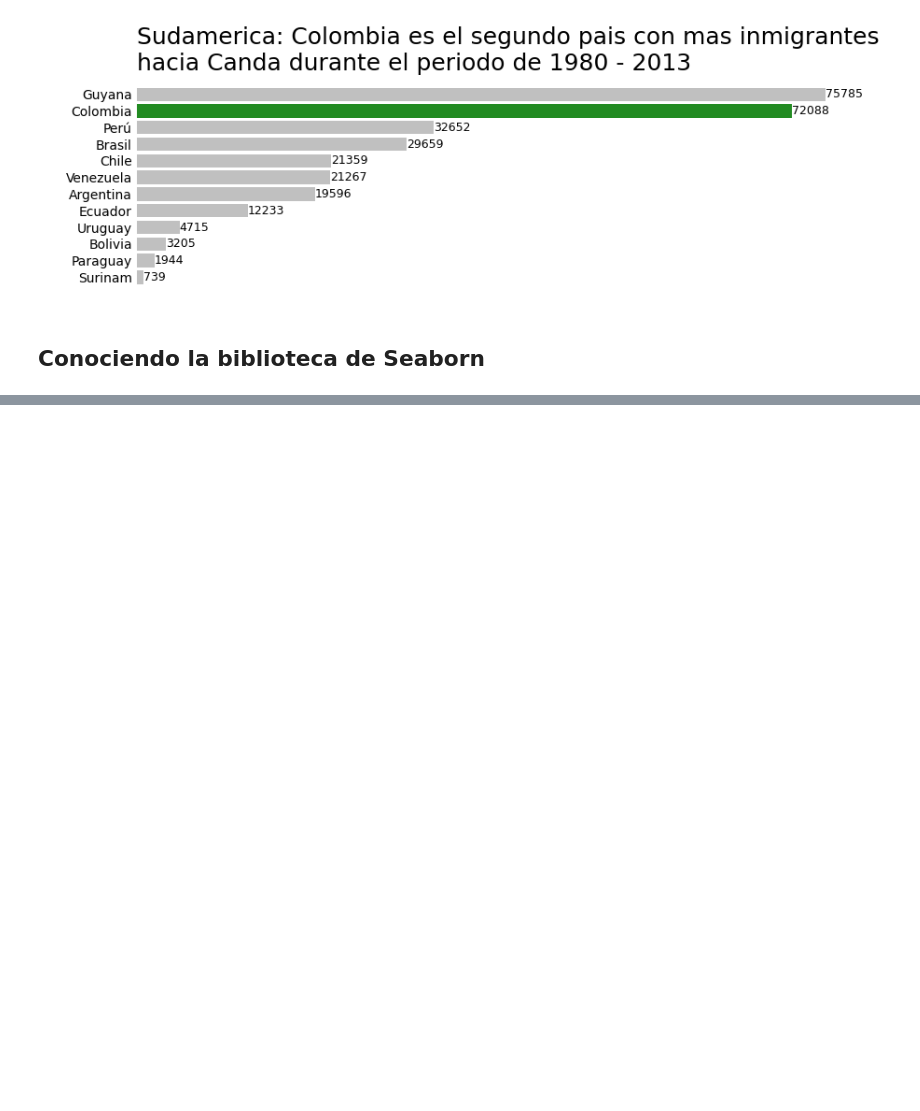
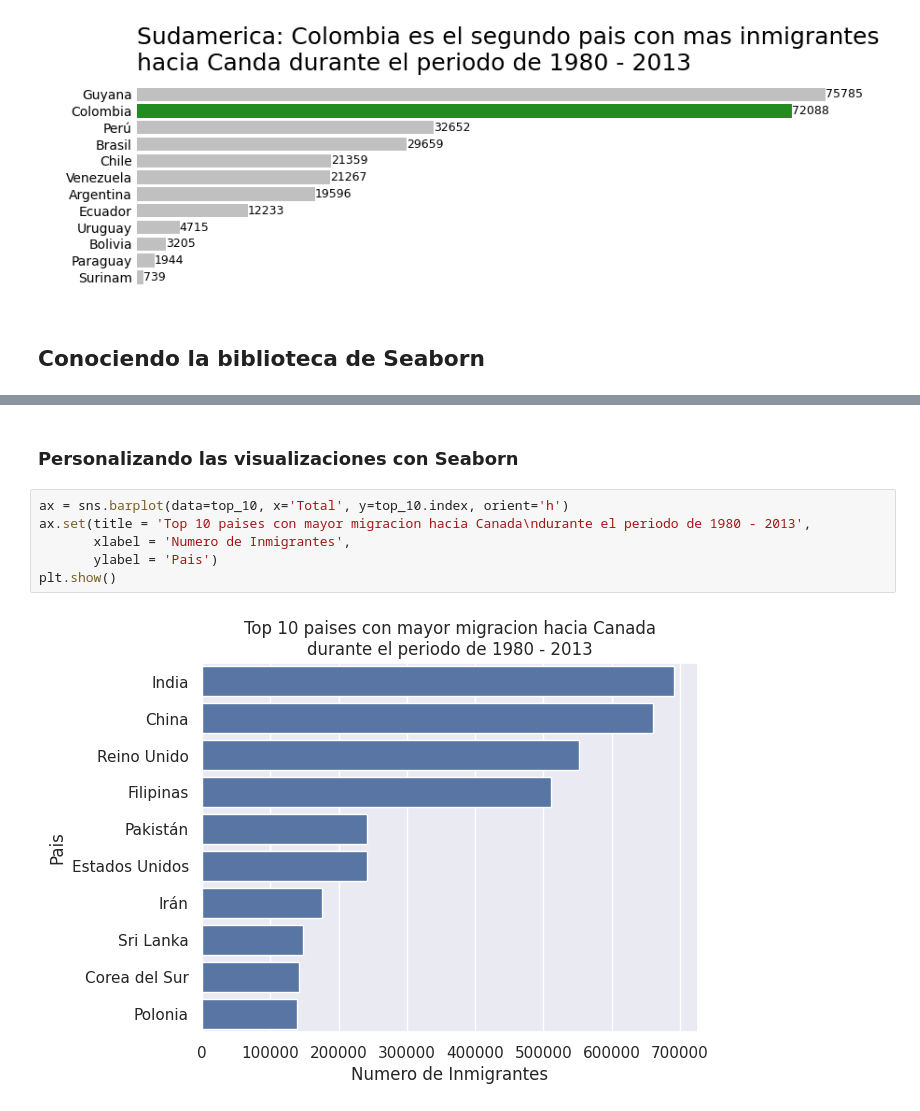
Before and after one commit to RubenAndreeB/AluraCourse, a Jupyter notebook: Visualizacion_datos_con_python.ipynb, the cells around one changed output, grey strips where cells are left out. Drawn from its saved outputs; the diff is of its cells as text; blank space fills up the shorter version.

```diff
--- a/Visualizacion_datos_con_python.ipynb
+++ b/Visualizacion_datos_con_python.ipynb
@@ -482,0 +511,10 @@ plt.show()
+# %% [markdown]
+### Personalizando las visualizaciones con Seaborn
+# %%
+ax = sns.barplot(data=top_10, x='Total', y=top_10.index, orient='h')
+ax.set(title = 'Top 10 paises con mayor migracion hacia Canada\ndurante el periodo de 1980 - 2013',
+       xlabel = 'Numero de Inmigrantes',
+       ylabel = 'Pais')
+plt.show()
+# %% [output]
+[figure, added]
```
Also changed, not shown: parts of 39 cells of this notebook.
